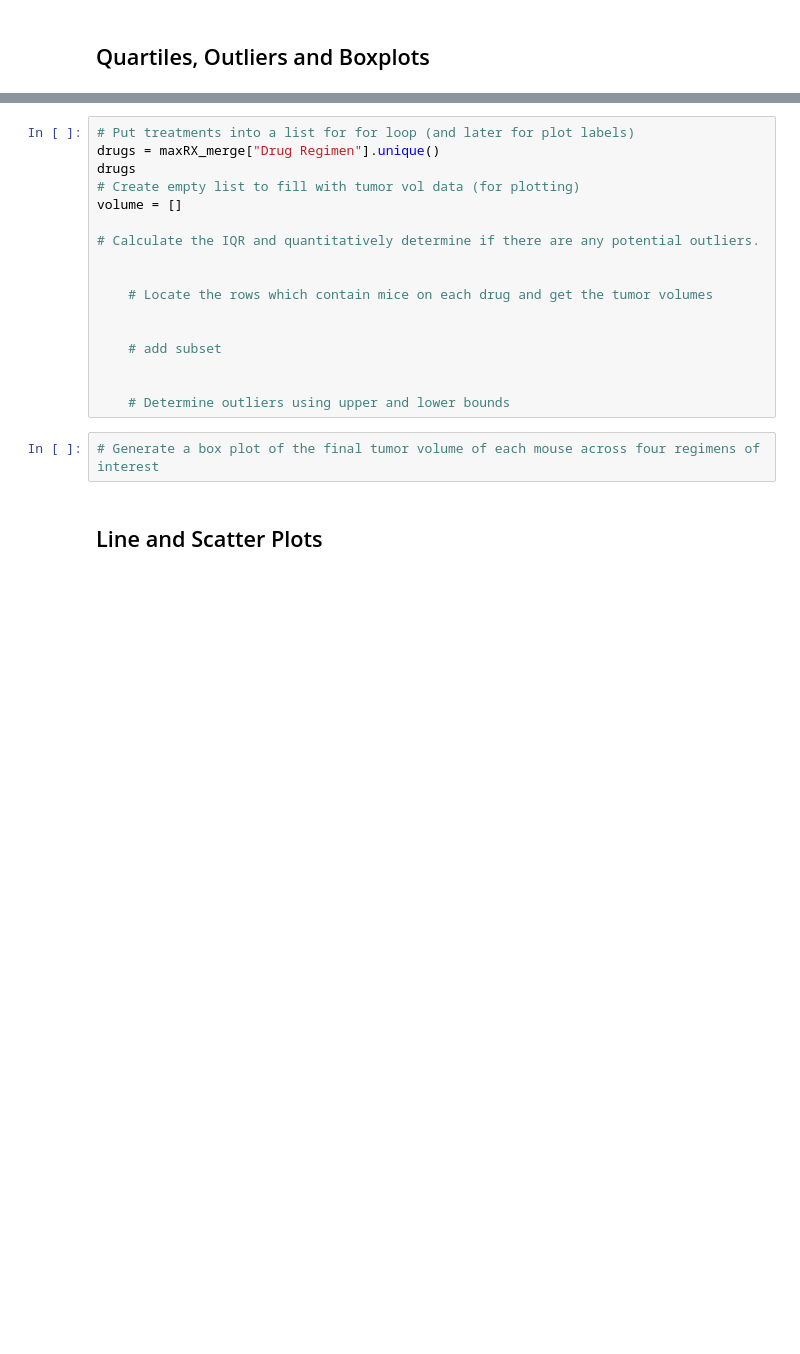
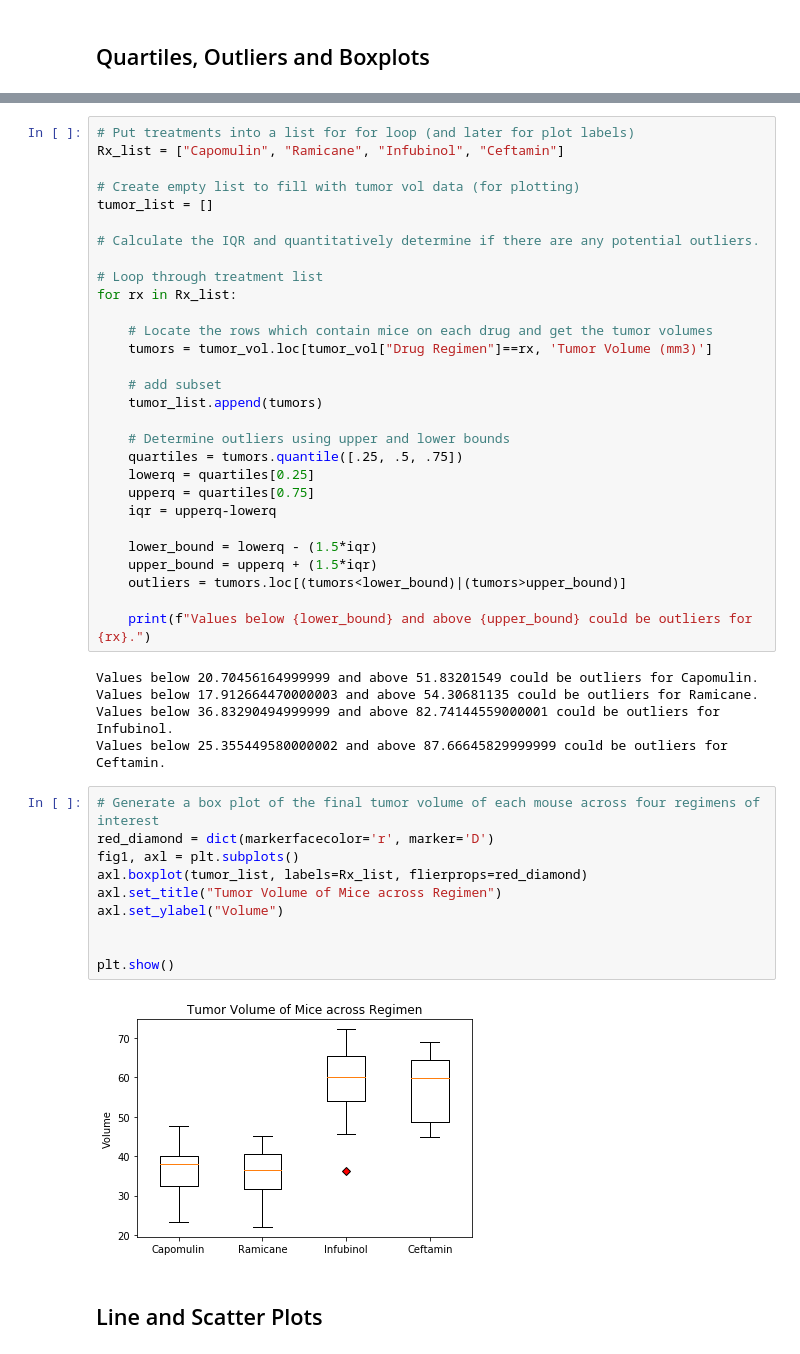
Before and after one commit to g-sloup/matplotlib-challenge, a Jupyter notebook: Pymaceuticals/pymaceuticals.ipynb, the cells around one changed output, grey strips where cells are left out. Saved outputs shown, nothing was run; the diff lists cells and outputs as text; blank space fills up the shorter version.

Commit message:
box plots

```diff
--- a/Pymaceuticals/pymaceuticals.ipynb
+++ b/Pymaceuticals/pymaceuticals.ipynb
@@ -293,22 +276,49 @@ maxRX_merge
 # %%
 # Put treatments into a list for for loop (and later for plot labels)
-drugs = maxRX_merge["Drug Regimen"].unique()
-drugs
+Rx_list = ["Capomulin", "Ramicane", "Infubinol", "Ceftamin"]
+
 # Create empty list to fill with tumor vol data (for plotting)
-volume = []
+tumor_list = []
 
 # Calculate the IQR and quantitatively determine if there are any potential outliers.
 
+# Loop through treatment list
+for rx in Rx_list:
 
     # Locate the rows which contain mice on each drug and get the tumor volumes
-
+    tumors = tumor_vol.loc[tumor_vol["Drug Regimen"]==rx, 'Tumor Volume (mm3)']
 
     # add subset
-
+    tumor_list.append(tumors)
 
     # Determine outliers using upper and lower bounds
+    quartiles = tumors.quantile([.25, .5, .75])
+    lowerq = quartiles[0.25]
+    upperq = quartiles[0.75]
+    iqr = upperq-lowerq
+
+    lower_bound = lowerq - (1.5*iqr)
+    upper_bound = upperq + (1.5*iqr)
+    outliers = tumors.loc[(tumors<lower_bound)|(tumors>upper_bound)]
+
+    print(f"Values below {lower_bound} and above {upper_bound} could be outliers for {rx}.")
+# %% [output]
+Values below 20.70456164999999 and above 51.83201549 could be outliers for Capomulin.
+Values below 17.912664470000003 and above 54.30681135 could be outliers for Ramicane.
+Values below 36.83290494999999 and above 82.74144559000001 could be outliers for Infubinol.
+Values below 25.355449580000002 and above 87.66645829999999 could be outliers for Ceftamin.
 # %%
 # Generate a box plot of the final tumor volume of each mouse across four regimens of interest
+red_diamond = dict(markerfacecolor='r', marker='D')
+fig1, axl = plt.subplots()
+axl.boxplot(tumor_list, labels=Rx_list, flierprops=red_diamond)
+axl.set_title("Tumor Volume of Mice across Regimen")
+axl.set_ylabel("Volume")
+
+
+plt.show()
+# %% [output]
+[figure, added]
 # %% [markdown]
 ## Line and Scatter Plots
 # %%
```
Also changed, not shown: parts of 9 cells of this notebook.
